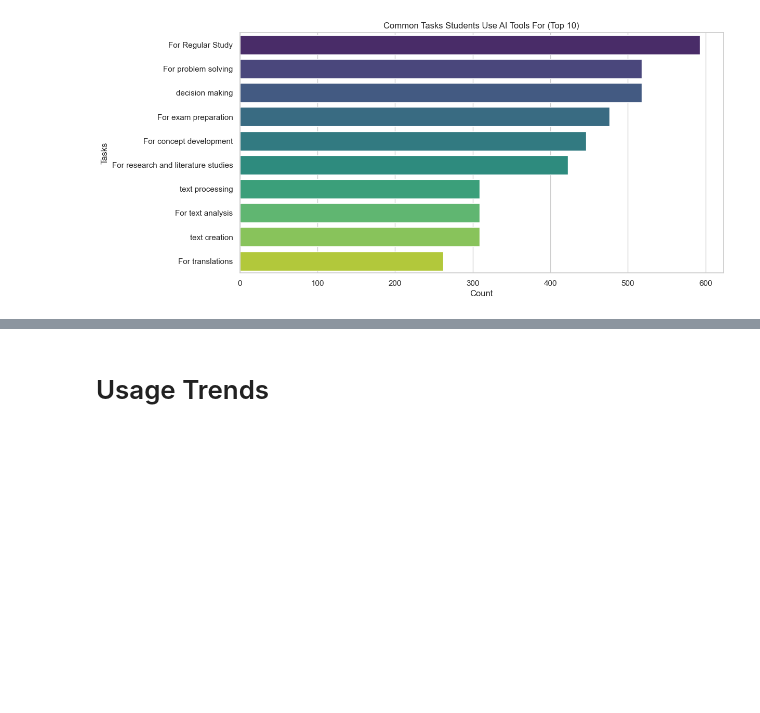
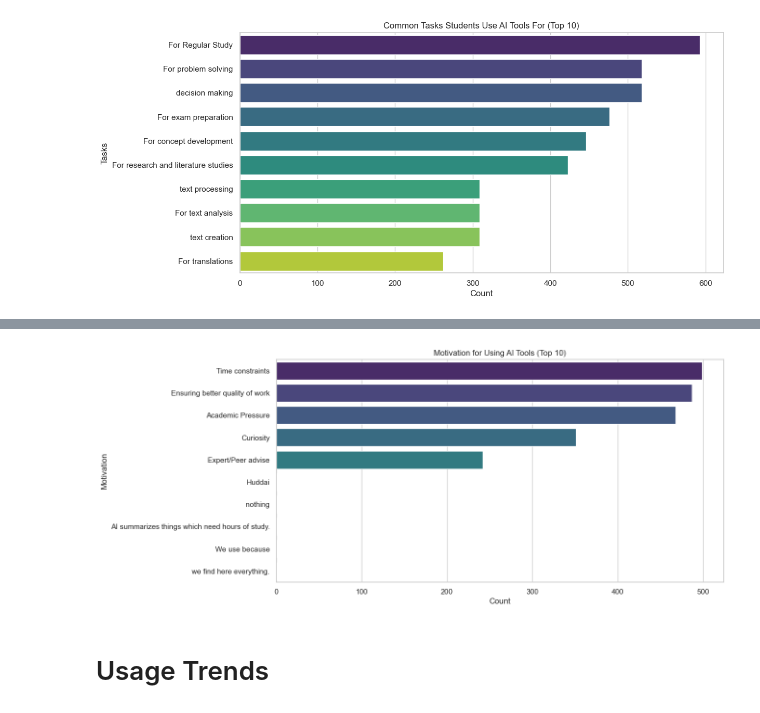
Before and after one commit to NotAlpha45/Survey-on-the-Impact-of-AI-Tools, a Jupyter notebook: code/dataset_exploration.ipynb, the cells around one changed output, grey strips where cells are left out. Cells and saved outputs as stored; diff of their text form; code cells hidden in the pictures; blank space fills up the shorter version.

```diff
--- a/code/dataset_exploration.ipynb
+++ b/code/dataset_exploration.ipynb
@@ -209,3 +241,23 @@ plt.show()
+# %%
+motivation_data_top_10 = motivation_data_all[:10]
+
+plt.figure(figsize=(12, 6))
+sns.barplot(
+    y=motivation_data_top_10.index,
+    x=motivation_data_top_10.values,
+    palette="viridis",
+    hue=motivation_data_top_10.index,
+    legend=False,
+)
+
+plt.title("Motivation for Using AI Tools (Top 10)")
+plt.xlabel("Count")
+plt.ylabel("Motivation")
+filename = "../results/motivation_for_using_ai_tools_top_10.png"
+plt.savefig(filename)
+plt.show()
+# %% [output]
+[figure, added]
 # %% [markdown]
 # Usage Trends
 # %% [markdown]
```
Also changed, not shown: parts of 2 cells of this notebook, 2 other files.
